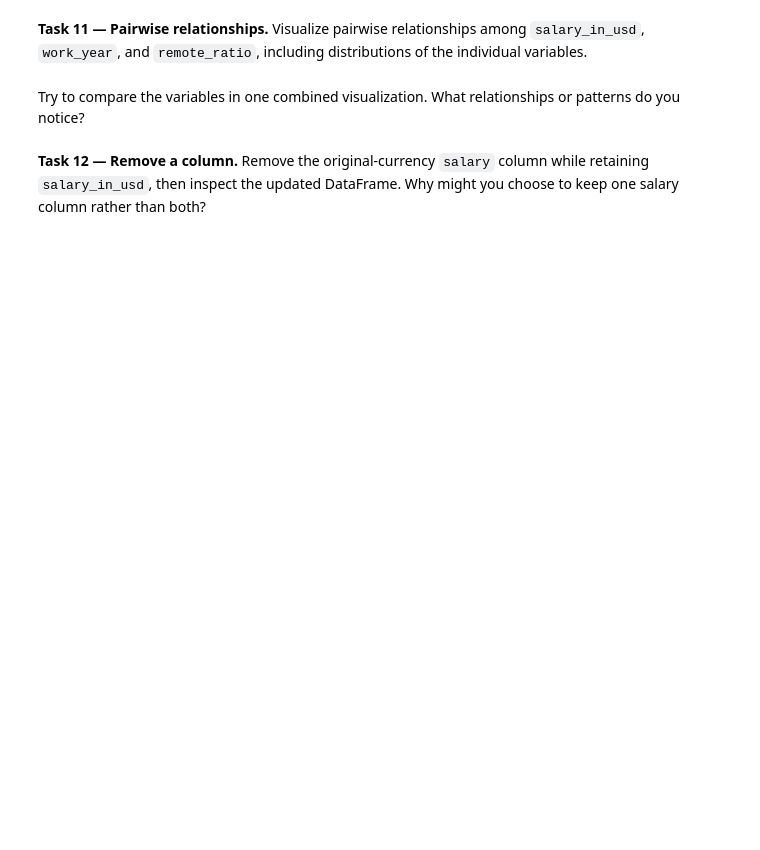
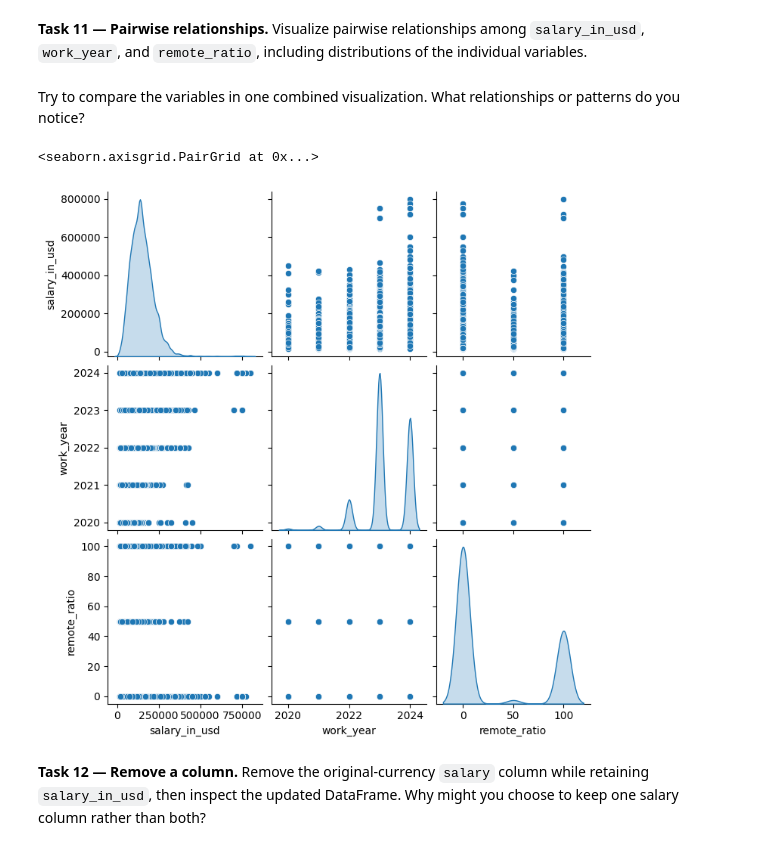
Before and after one commit to dhkarnati-dotcom/dhkarnati-DataScience-GenAI-Submissions, a Jupyter notebook: 7_01_Exploratory_Data_Analysis_Salary_Student.ipynb, the cells around one changed output. Saved outputs shown, nothing was run; the diff lists cells and outputs as text; code cells hidden in the pictures; blank space fills up the shorter version.

```diff
--- a/7_01_Exploratory_Data_Analysis_Salary_Student.ipynb
+++ b/7_01_Exploratory_Data_Analysis_Salary_Student.ipynb
@@ -73,5 +153,10 @@ plt.show()
 **Task 11 — Pairwise relationships.** Visualize pairwise relationships among `salary_in_usd`, `work_year`, and `remote_ratio`, including distributions of the individual variables.
 # %% [markdown]
 Try to compare the variables in one combined visualization. What relationships or patterns do you notice?
+# %%
+sns.pairplot(salary_data[['salary_in_usd', 'work_year', 'remote_ratio']], diag_kind='kde')
+# %% [output]
+<seaborn.axisgrid.PairGrid at 0x...>
+[figure, added]
 # %% [markdown]
 **Task 12 — Remove a column.** Remove the original-currency `salary` column while retaining `salary_in_usd`, then inspect the updated DataFrame. Why might you choose to keep one salary column rather than both?
```
Also changed, not shown: parts of 10 cells of this notebook.
